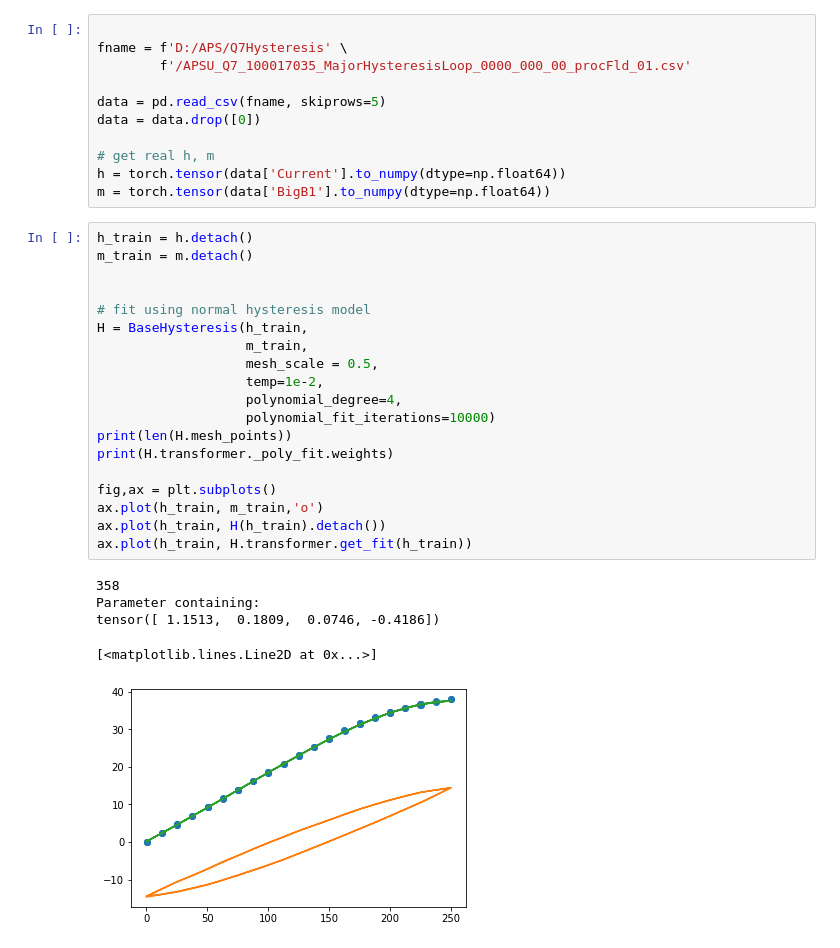
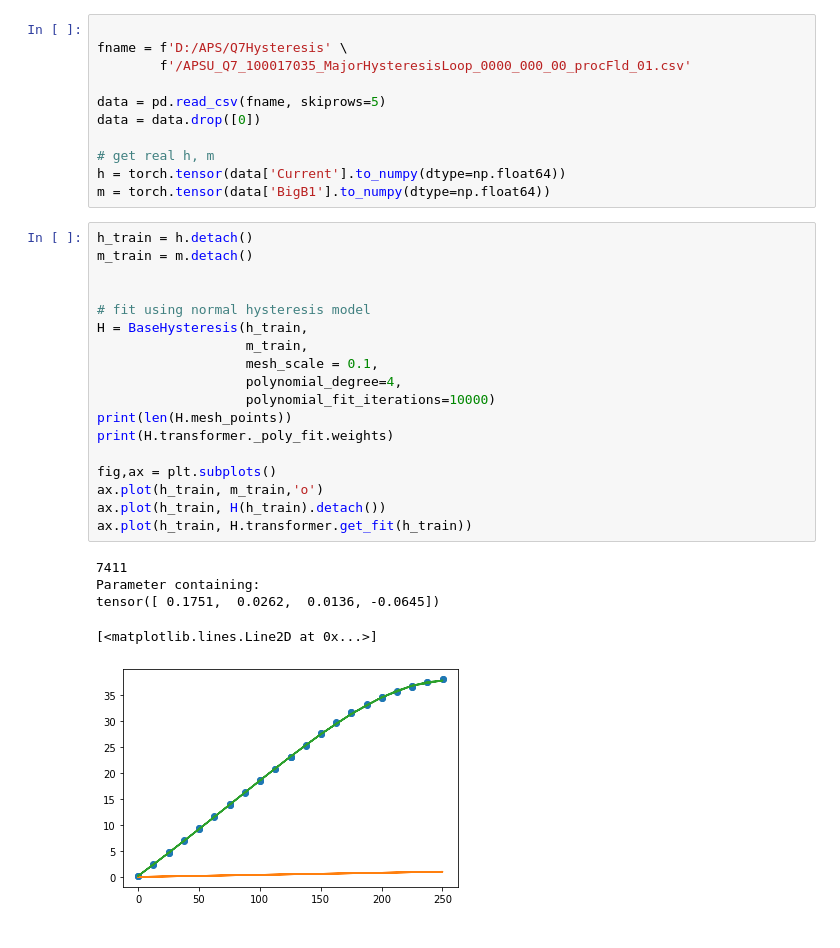
Before and after one commit to roussel-ryan/diff_hysteresis, a Jupyter notebook: fitting/aps/apsu_q7.ipynb, the cells around one changed output. Cells and saved outputs as stored; diff of their text form.

```diff
--- a/fitting/aps/apsu_q7.ipynb
+++ b/fitting/aps/apsu_q7.ipynb
@@ -21,25 +21,24 @@ m = torch.tensor(data['BigB1'].to_numpy(dtype=np.float64))
 # %%
 h_train = h.detach()
 m_train = m.detach()
 
 
 # fit using normal hysteresis model
 H = BaseHysteresis(h_train,
                    m_train,
-                   mesh_scale = 0.5,
-                   temp=1e-2,
+                   mesh_scale = 0.1,
                    polynomial_degree=4,
                    polynomial_fit_iterations=10000)
 print(len(H.mesh_points))
 print(H.transformer._poly_fit.weights)
 
 fig,ax = plt.subplots()
 ax.plot(h_train, m_train,'o')
 ax.plot(h_train, H(h_train).detach())
 ax.plot(h_train, H.transformer.get_fit(h_train))
 # %% [output]
-358
+7411
 Parameter containing:
-tensor([ 1.1513,  0.1809,  0.0746, -0.4186])
+tensor([ 0.1751,  0.0262,  0.0136, -0.0645])
 [<matplotlib.lines.Line2D at 0x...>]
-[figure, old version]
+[figure, new version]
```
Also changed, not shown: parts of 6 cells of this notebook, 9 other files.
